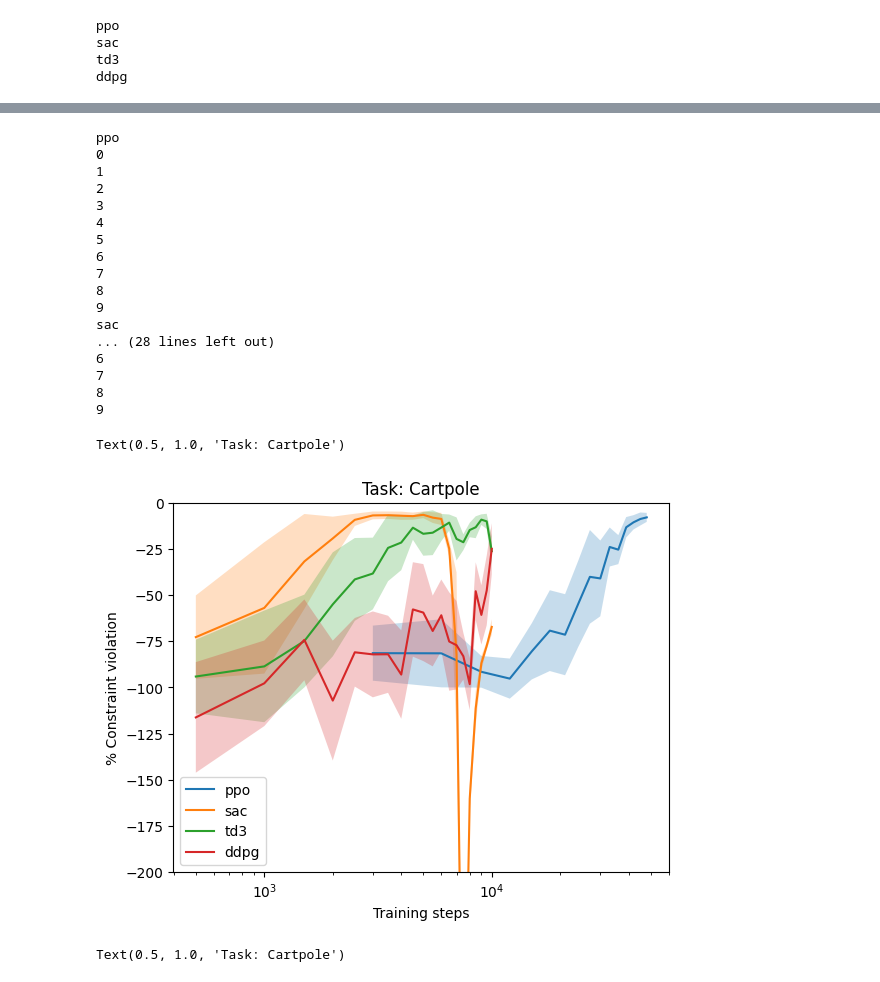
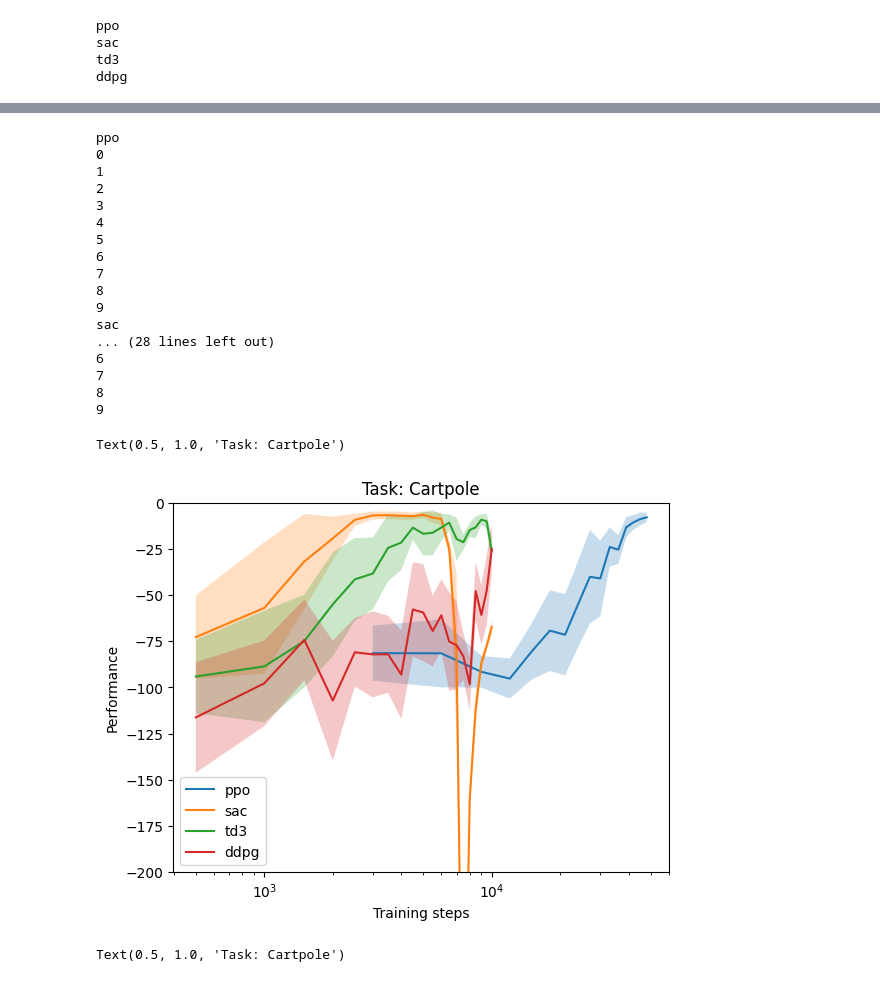
Before and after one commit to svsawant/safe-control-gym, a Jupyter notebook: examples/rl/data_analysis.ipynb, the cells around one changed output, grey strips where cells are left out. Saved outputs shown, nothing was run; the diff lists cells and outputs as text; code cells hidden in the pictures.

```diff
--- a/examples/rl/data_analysis.ipynb
+++ b/examples/rl/data_analysis.ipynb
@@ -107,36 +111,36 @@ for method in data_paths.keys():
 # gp_30 = np.load(os.getcwd() + "/gp_mpc_data/gp_mpc_M_3.0_constraint_percentage.npy", allow_pickle=True)
 # plt.plot(gp_05.item()["mean"][:,0], gp_05.item()["mean"][:,1], label="GP-MPC (m=0.5)")
 # plt.plot(gp_10.item()["mean"][:,0], gp_10.item()["mean"][:,1], label="GP-MPC (m=1.0)")
 # plt.plot(gp_30.item()["mean"][:,0], gp_30.item()["mean"][:,1], label="GP-MPC (m=3.0)")
 
 
 plt.legend()
-plt.ylim(-200,0)
+plt.ylim(-200,00)
 plt.xscale("log")
 plt.xlabel("Training steps")
-plt.ylabel("% Constraint violation")
+plt.ylabel("Performance")
 plt.title("Task: Cartpole")
 # plt.savefig("perf1.pdf",bbox_inches="tight", pad_inches=0.0)
 # %% [output]
 ppo
 0
 1
 2
 3
 4
 5
 6
 7
 8
 9
 sac
 ... (28 lines left out)
 6
 7
 8
 9
 Text(0.5, 1.0, 'Task: Cartpole')
-[figure, old version]
+[figure, new version]
 # %%
 eval_data = {}
 fig = plt.figure()
```
Also changed, not shown: parts of 1 cell of this notebook, 28 other files.
